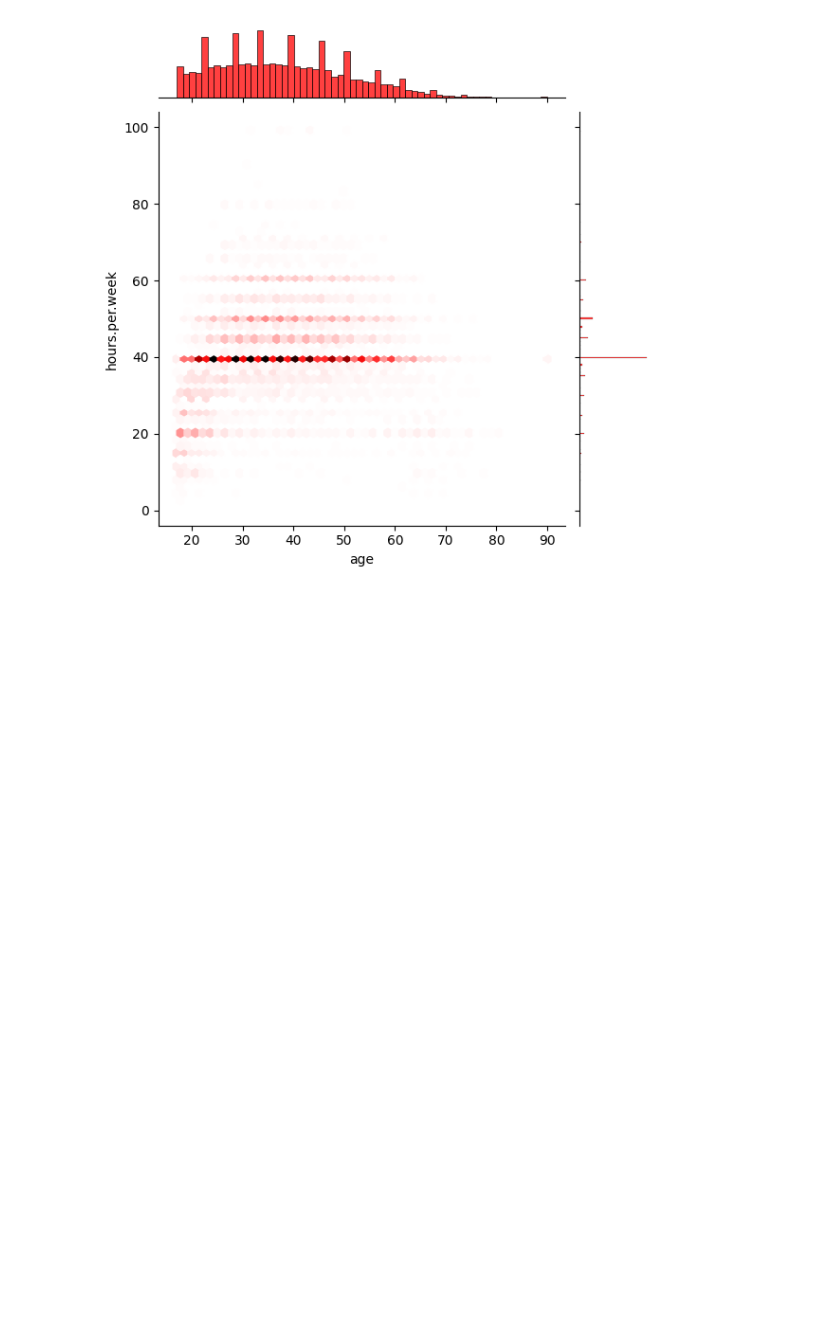
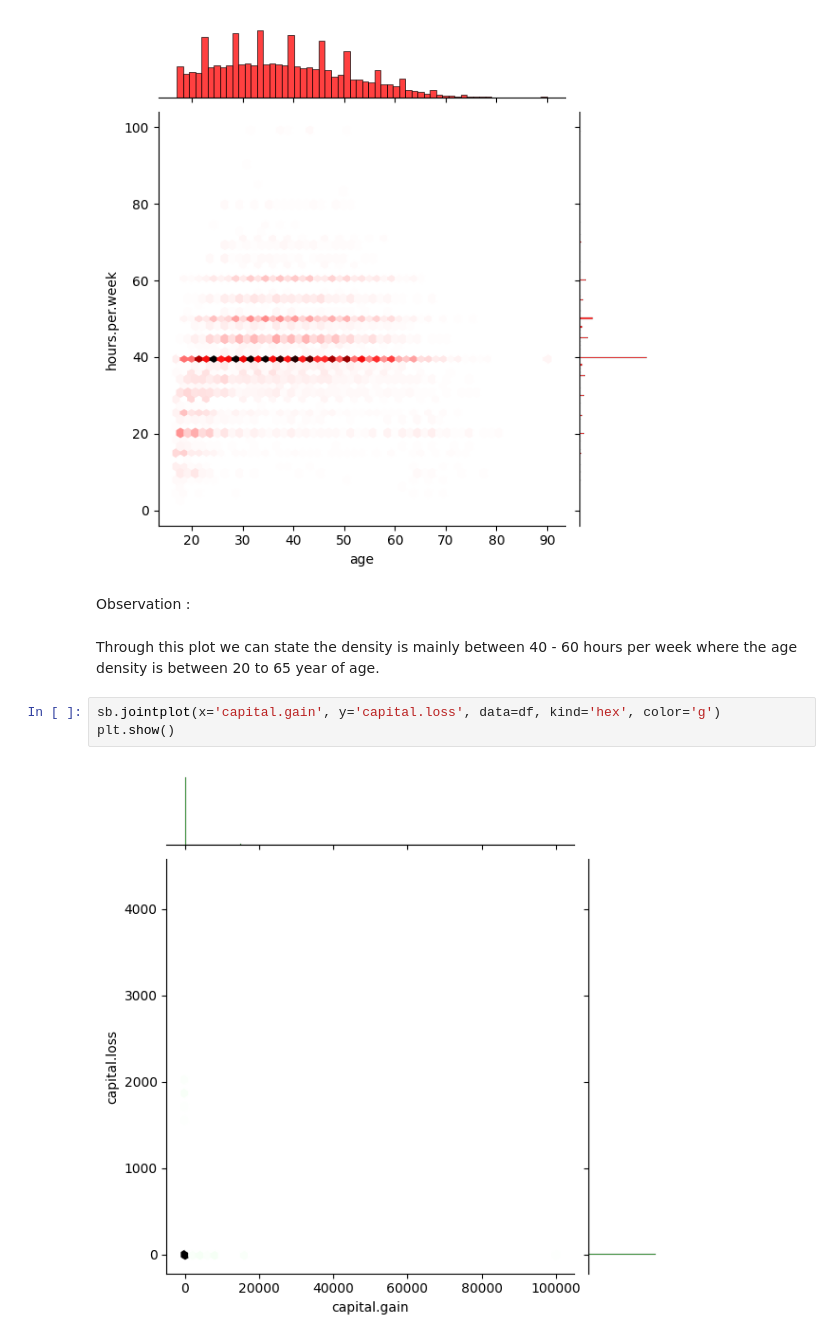
Before and after one commit to soniya-builds/Data-Analysis-Projects, a Jupyter notebook: Full Data Analysis Project with Python/raw_code.ipynb, the cells around one changed output. Cells and saved outputs as stored; diff of their text form; blank space fills up the shorter version.

```diff
--- a/Full Data Analysis Project with Python/raw_code.ipynb
+++ b/Full Data Analysis Project with Python/raw_code.ipynb
@@ -684,3 +684,12 @@ sb.jointplot(x='age', y='hours.per.week',kind= 'hex', data=df, color='r')
 plt.show()
 # %% [output]
 [figure]
+# %% [markdown]
+Observation :
+# %% [markdown]
+Through this plot we can state the density is mainly between 40 - 60 hours per week where the age density is between 20 to 65 year of age.
+# %%
+sb.jointplot(x='capital.gain', y='capital.loss', data=df, kind='hex', color='g')
+plt.show()
+# %% [output]
+[figure, added]
```
